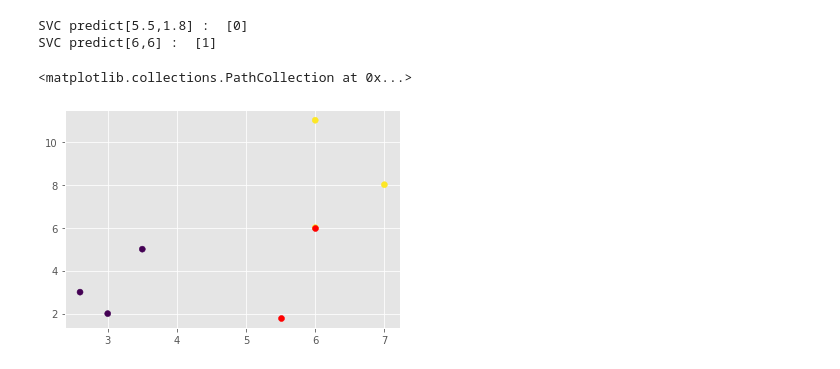
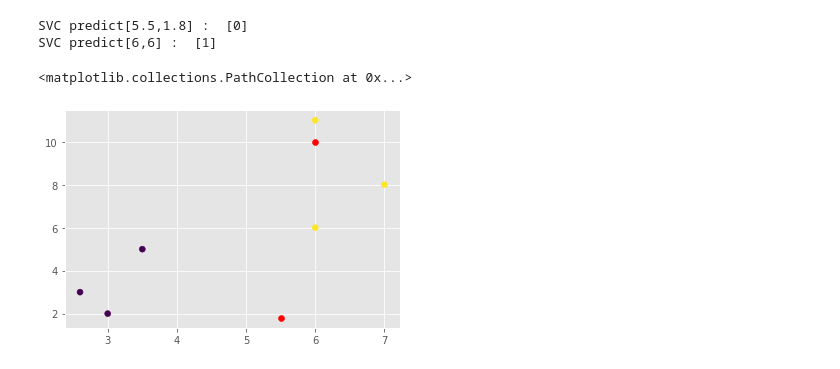
Before and after one commit to Elieelia88/AI_Practice, a Jupyter notebook: AI_1_practice.ipynb, the cells around one changed output. Cells and saved outputs as stored; diff of their text form; code cells hidden in the pictures.

```diff
--- a/AI_1_practice.ipynb
+++ b/AI_1_practice.ipynb
@@ -1,32 +1,35 @@
 # %%
+
+#classification simple example
+
 import numpy as np
 import matplotlib.pyplot as plt
 from  matplotlib import style
 from sklearn import svm
 style.use("ggplot")
 
 my_input = np.array([
                      [3,2],
                      [6,6],
                      [2.6,3],
                      [7,8],
                      [3.5,5],
                      [6,11]
 ])
 
 my_output = [0,1,0,1,0,1]
 
 my_model = svm.SVC(kernel="linear",C = 1.0)
 my_model.fit(my_input,my_output)
 
 print("SVC predict[5.5,1.8] : ",my_model.predict([[5.5,1.8]]))
 print("SVC predict[6,6] : ",my_model.predict([[6,6]]))
 
 plt.scatter(my_input[:, 0],my_input[:, 1], c = my_output)
 plt.scatter(5.5,1.8,c = 'r')
-plt.scatter(6,6,c = 'r')
+plt.scatter(6,10,c = 'r')
 # %% [output]
 SVC predict[5.5,1.8] :  [0]
 SVC predict[6,6] :  [1]
 <matplotlib.collections.PathCollection at 0x...>
-[figure, old version]
+[figure, new version]
```
Also changed, not shown: parts of 4 cells of this notebook.
